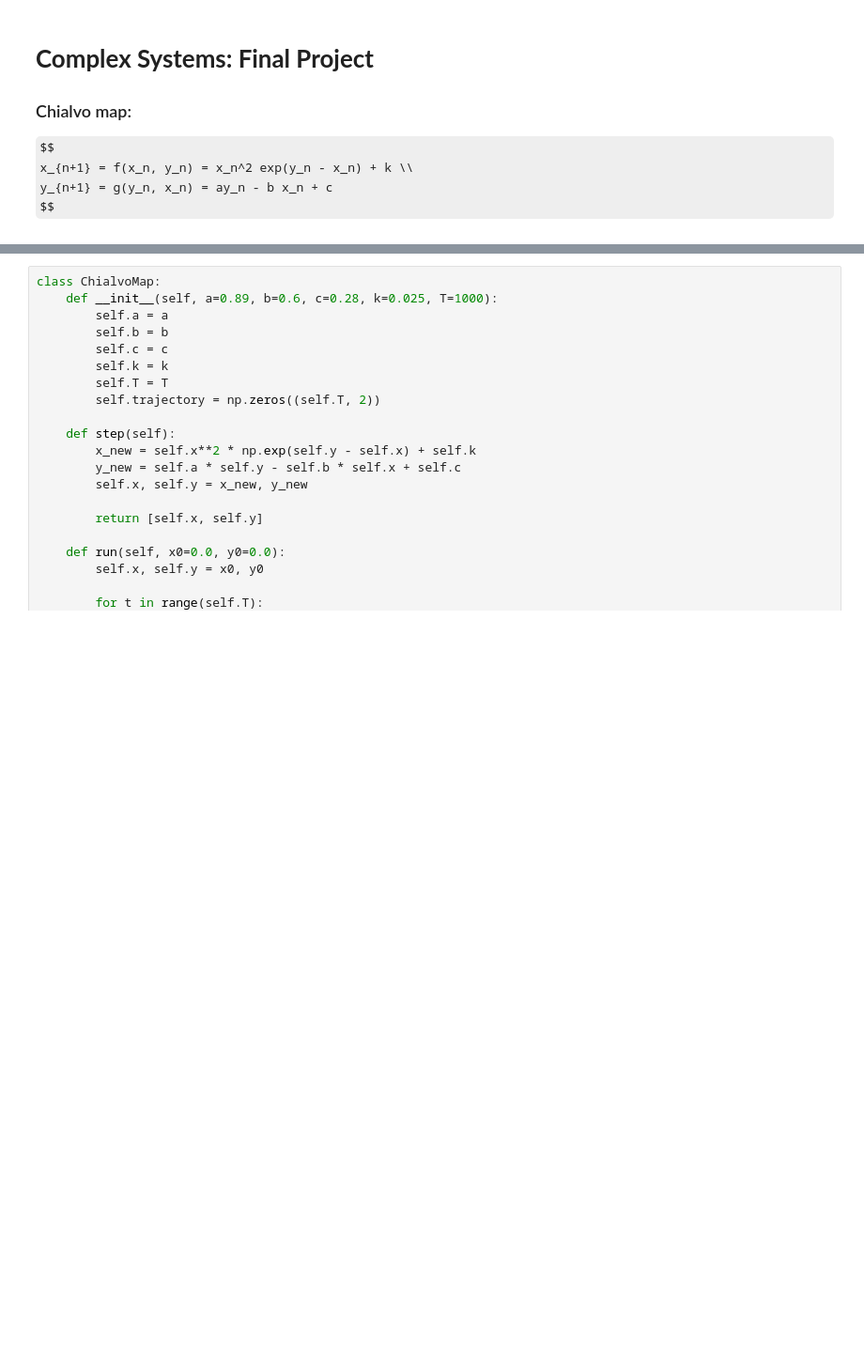
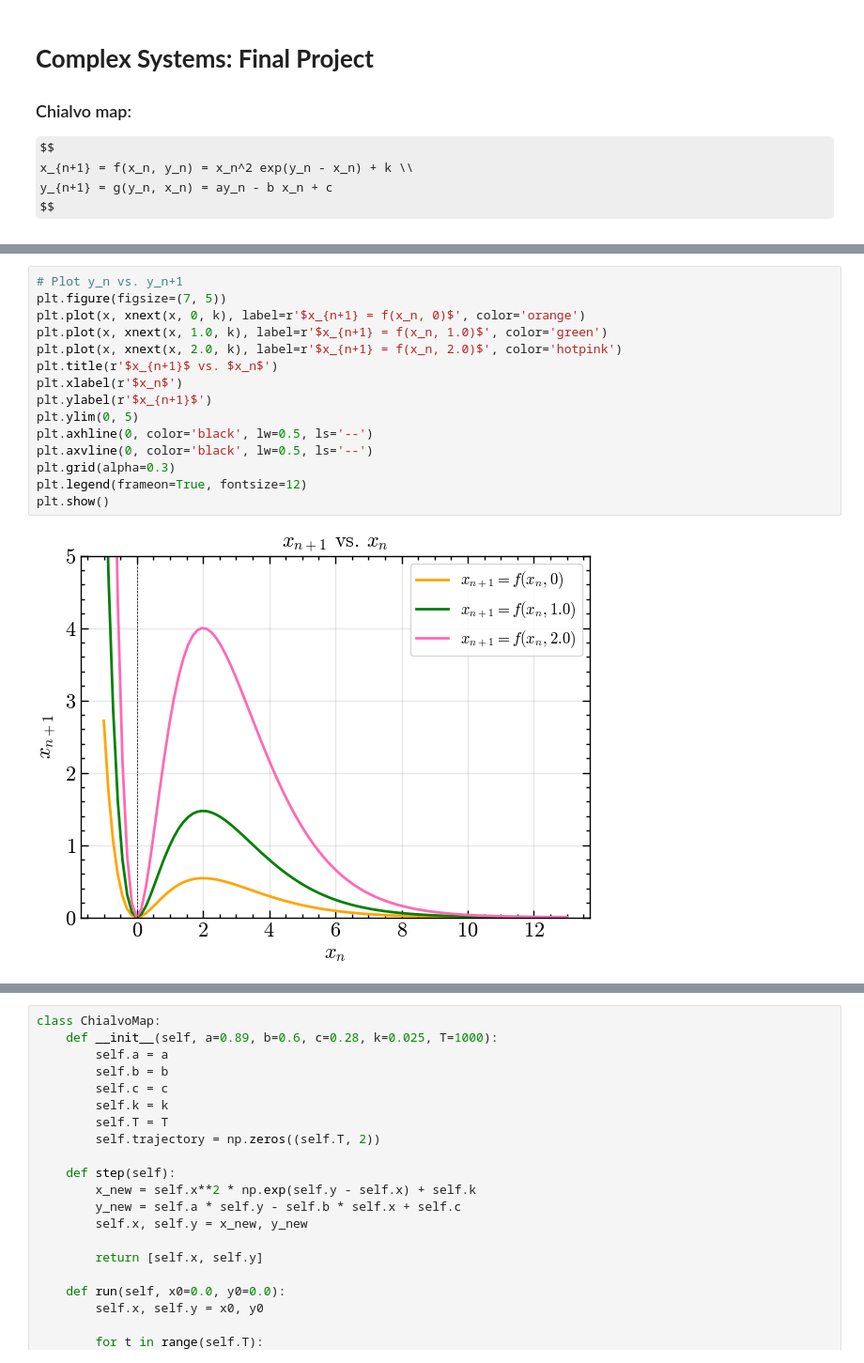
Before and after one commit to alanPalma25/complex_systems, a Jupyter notebook: final_project/chialvo_map.ipynb, the cells around one changed output, grey strips where cells are left out. Shown at 94% size. Cells and saved outputs as stored; diff of their text form; some formulas as TeX source; blank space fills up the shorter version.

```diff
--- a/final_project/chialvo_map.ipynb
+++ b/final_project/chialvo_map.ipynb
@@ -11,0 +58,17 @@ import matplotlib.pyplot as plt
+# %%
+# Plot y_n vs. y_n+1
+plt.figure(figsize=(7, 5))
+plt.plot(x, xnext(x, 0, k), label=r'$x_{n+1} = f(x_n, 0)$', color='orange')
+plt.plot(x, xnext(x, 1.0, k), label=r'$x_{n+1} = f(x_n, 1.0)$', color='green')
+plt.plot(x, xnext(x, 2.0, k), label=r'$x_{n+1} = f(x_n, 2.0)$', color='hotpink')
+plt.title(r'$x_{n+1}$ vs. $x_n$')
+plt.xlabel(r'$x_n$')
+plt.ylabel(r'$x_{n+1}$')
+plt.ylim(0, 5)
+plt.axhline(0, color='black', lw=0.5, ls='--')
+plt.axvline(0, color='black', lw=0.5, ls='--')
+plt.grid(alpha=0.3)
+plt.legend(frameon=True, fontsize=12)
+plt.show()
+# %% [output]
+[figure, added]
```
Also changed, not shown: parts of 5 cells of this notebook.
